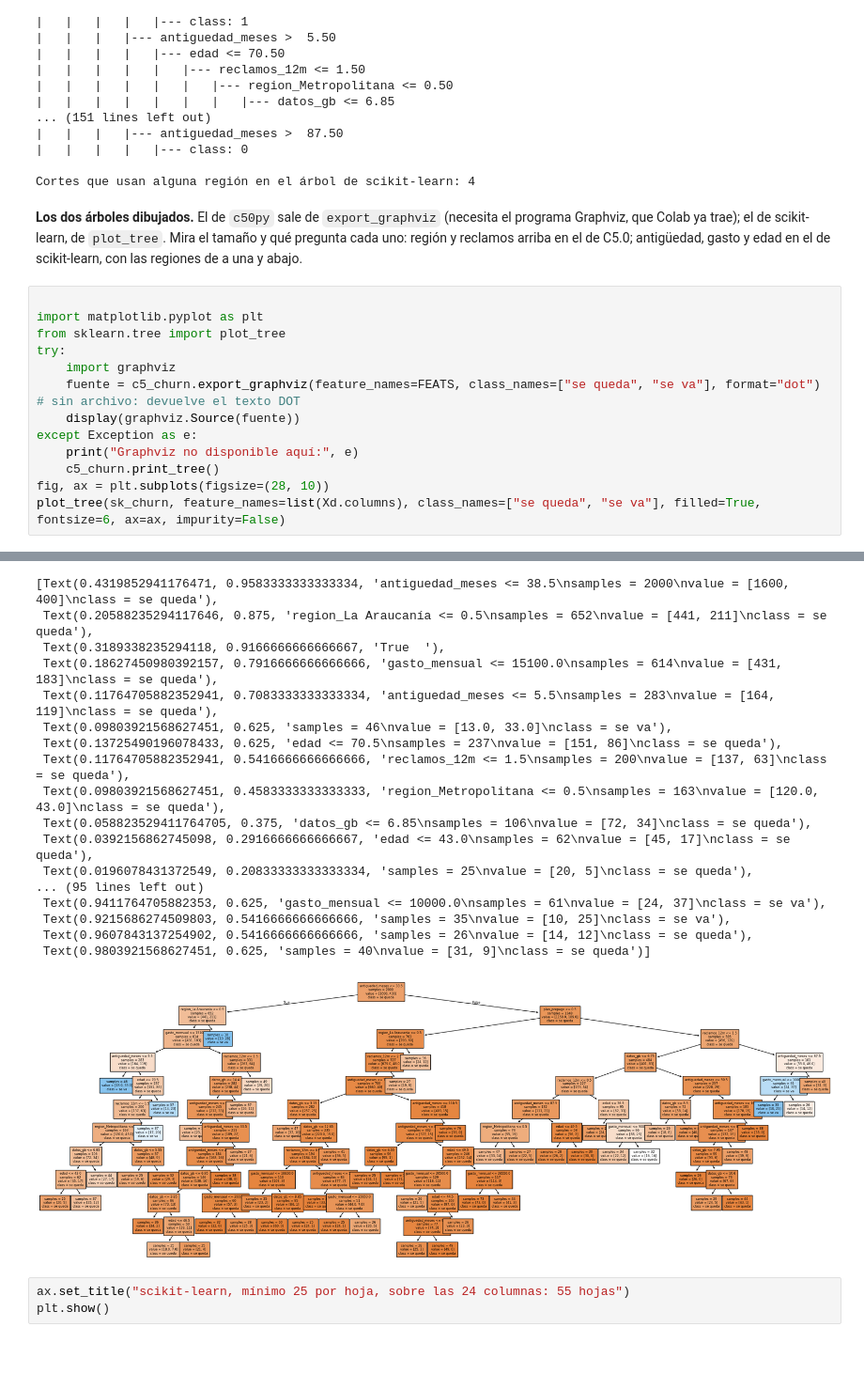
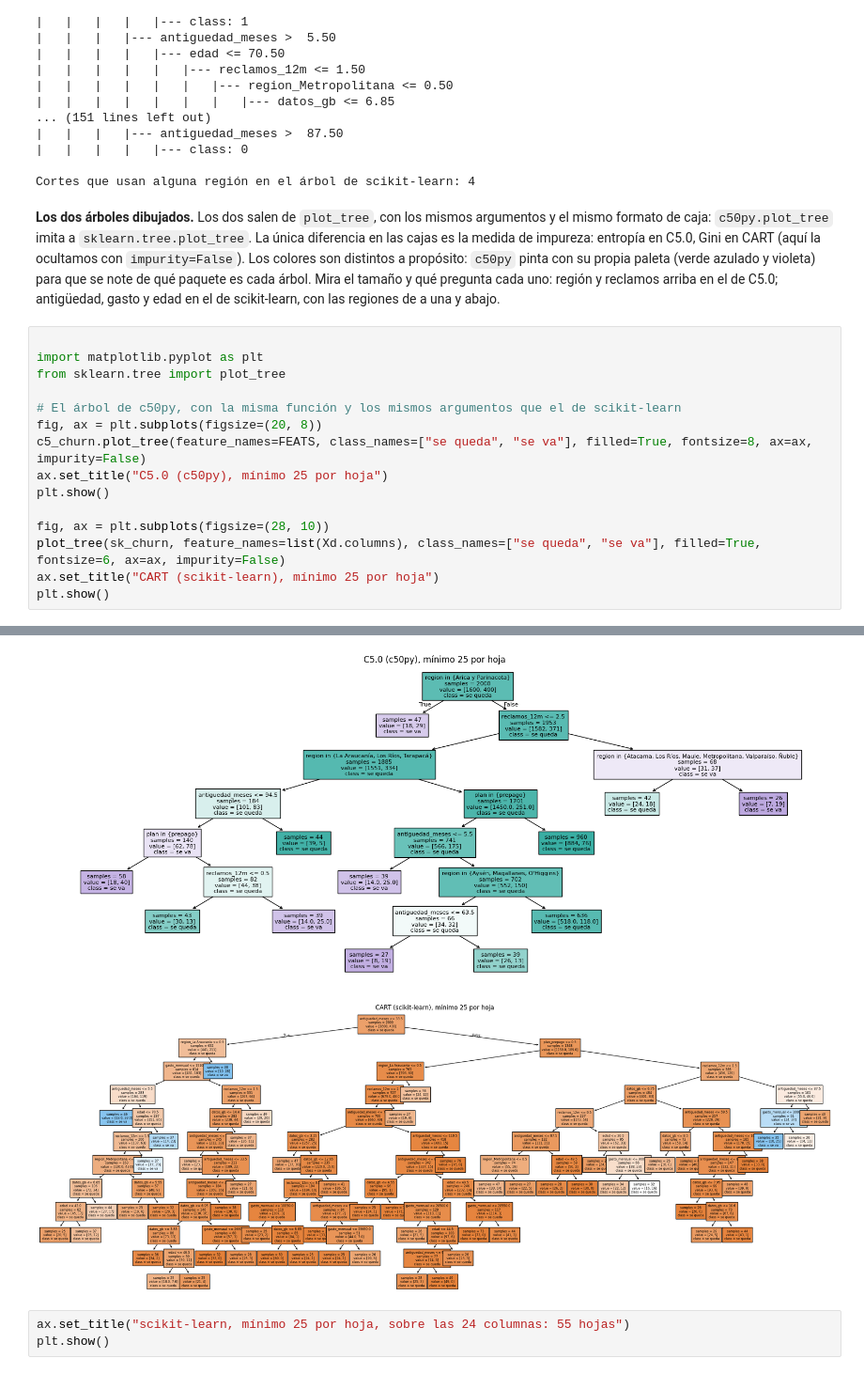
Before and after one commit to daviddiazsolis/tree_foundations_playground, a Jupyter notebook: notebooks/Arboles_06_C50_bonus.ipynb, the cells around one changed output, grey strips where cells are left out. Shown at 94% size. Cells and saved outputs as stored; diff of their text form.

```diff
--- a/notebooks/Arboles_06_C50_bonus.ipynb
+++ b/notebooks/Arboles_06_C50_bonus.ipynb
@@ -261,21 +265,26 @@ scikit-learn (55 hojas), sobre las 24 columnas:
 Cortes que usan alguna región en el árbol de scikit-learn: 4
 # %% [markdown]
 
-**Los dos árboles dibujados.** El de `c50py` sale de `export_graphviz` (necesita el programa
-Graphviz, que Colab ya trae); el de scikit-learn, de `plot_tree`. Mira el tamaño y qué pregunta
+**Los dos árboles dibujados.** Los dos salen de `plot_tree`, con los mismos argumentos y el mismo
+formato de caja: `c50py.plot_tree` imita a `sklearn.tree.plot_tree`. La única diferencia en las cajas
+es la medida de impureza: entropía en C5.0, Gini en CART (aquí la ocultamos con `impurity=False`). Los colores son distintos
+a propósito: `c50py` pinta con su propia paleta (verde azulado y violeta) para que se note de qué paquete es cada árbol.
+Mira el tamaño y qué pregunta
 cada uno: región y reclamos arriba en el de C5.0; antigüedad, gasto y edad en el de scikit-learn,
 con las regiones de a una y abajo.
 # %%
 
 import matplotlib.pyplot as plt
 from sklearn.tree import plot_tree
-try:
-    import graphviz
-    fuente = c5_churn.export_graphviz(feature_names=FEATS, class_names=["se queda", "se va"], format="dot")   # sin archivo: devuelve el texto DOT
-    display(graphviz.Source(fuente))
-except Exception as e:
-    print("Graphviz no disponible aquí:", e)
-    c5_churn.print_tree()
+
+# El árbol de c50py, con la misma función y los mismos argumentos que el de scikit-learn
+fig, ax = plt.subplots(figsize=(20, 8))
+c5_churn.plot_tree(feature_names=FEATS, class_names=["se queda", "se va"], filled=True, fontsize=8, ax=ax, impurity=False)
+ax.set_title("C5.0 (c50py), mínimo 25 por hoja")
+plt.show()
+
 fig, ax = plt.subplots(figsize=(28, 10))
 plot_tree(sk_churn, feature_names=list(Xd.columns), class_names=["se queda", "se va"], filled=True, fontsize=6, ax=ax, impurity=False)
+ax.set_title("CART (scikit-learn), mínimo 25 por hoja")
+plt.show()
 # %% [output]
@@ -283,21 +291,5 @@ plot_tree(sk_churn, feature_names=list(Xd.columns), class_names=["se queda", "se
-[Text(0.4319852941176471, 0.9583333333333334, 'antiguedad_meses <= 38.5\nsamples = 2000\nvalue = [1600, 400]\nclass = se queda'),
- Text(0.20588235294117646, 0.875, 'region_La Araucanía <= 0.5\nsamples = 652\nvalue = [441, 211]\nclass = se queda'),
- Text(0.3189338235294118, 0.9166666666666667, 'True  '),
- Text(0.18627450980392157, 0.7916666666666666, 'gasto_mensual <= 15100.0\nsamples = 614\nvalue = [431, 183]\nclass = se queda'),
- Text(0.11764705882352941, 0.7083333333333334, 'antiguedad_meses <= 5.5\nsamples = 283\nvalue = [164, 119]\nclass = se queda'),
- Text(0.09803921568627451, 0.625, 'samples = 46\nvalue = [13.0, 33.0]\nclass = se va'),
- Text(0.13725490196078433, 0.625, 'edad <= 70.5\nsamples = 237\nvalue = [151, 86]\nclass = se queda'),
- Text(0.11764705882352941, 0.5416666666666666, 'reclamos_12m <= 1.5\nsamples = 200\nvalue = [137, 63]\nclass = se queda'),
- Text(0.09803921568627451, 0.4583333333333333, 'region_Metropolitana <= 0.5\nsamples = 163\nvalue = [120.0, 43.0]\nclass = se queda'),
- Text(0.058823529411764705, 0.375, 'datos_gb <= 6.85\nsamples = 106\nvalue = [72, 34]\nclass = se queda'),
- Text(0.0392156862745098, 0.2916666666666667, 'edad <= 43.0\nsamples = 62\nvalue = [45, 17]\nclass = se queda'),
- Text(0.0196078431372549, 0.20833333333333334, 'samples = 25\nvalue = [20, 5]\nclass = se queda'),
-... (95 lines left out)
- Text(0.9411764705882353, 0.625, 'gasto_mensual <= 10000.0\nsamples = 61\nvalue = [24, 37]\nclass = se va'),
- Text(0.9215686274509803, 0.5416666666666666, 'samples = 35\nvalue = [10, 25]\nclass = se va'),
- Text(0.9607843137254902, 0.5416666666666666, 'samples = 26\nvalue = [14, 12]\nclass = se queda'),
- Text(0.9803921568627451, 0.625, 'samples = 40\nvalue = [31, 9]\nclass = se queda')]
-[figure, old version]
+[figure, new version]
+[figure, added]
 # %%
 ax.set_title("scikit-learn, mínimo 25 por hoja, sobre las 24 columnas: 55 hojas")
 plt.show()
```
Also changed, not shown: parts of 5 cells of this notebook, 1 other file.
